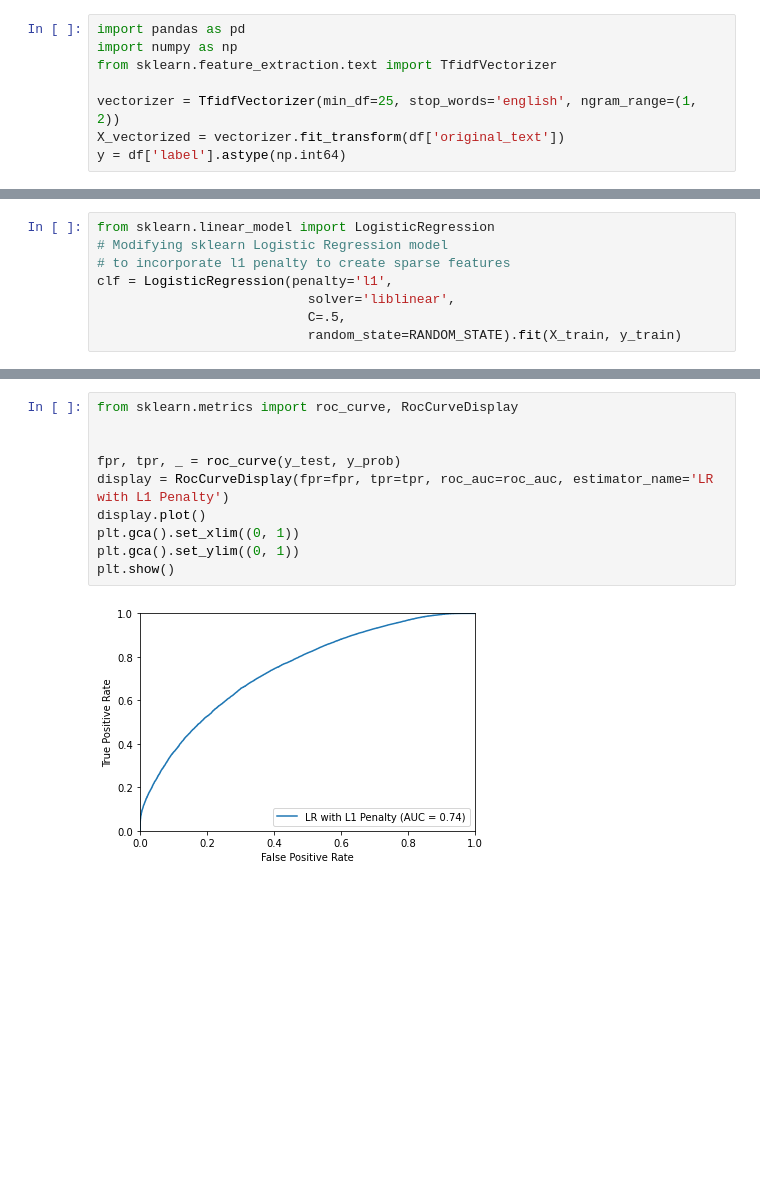
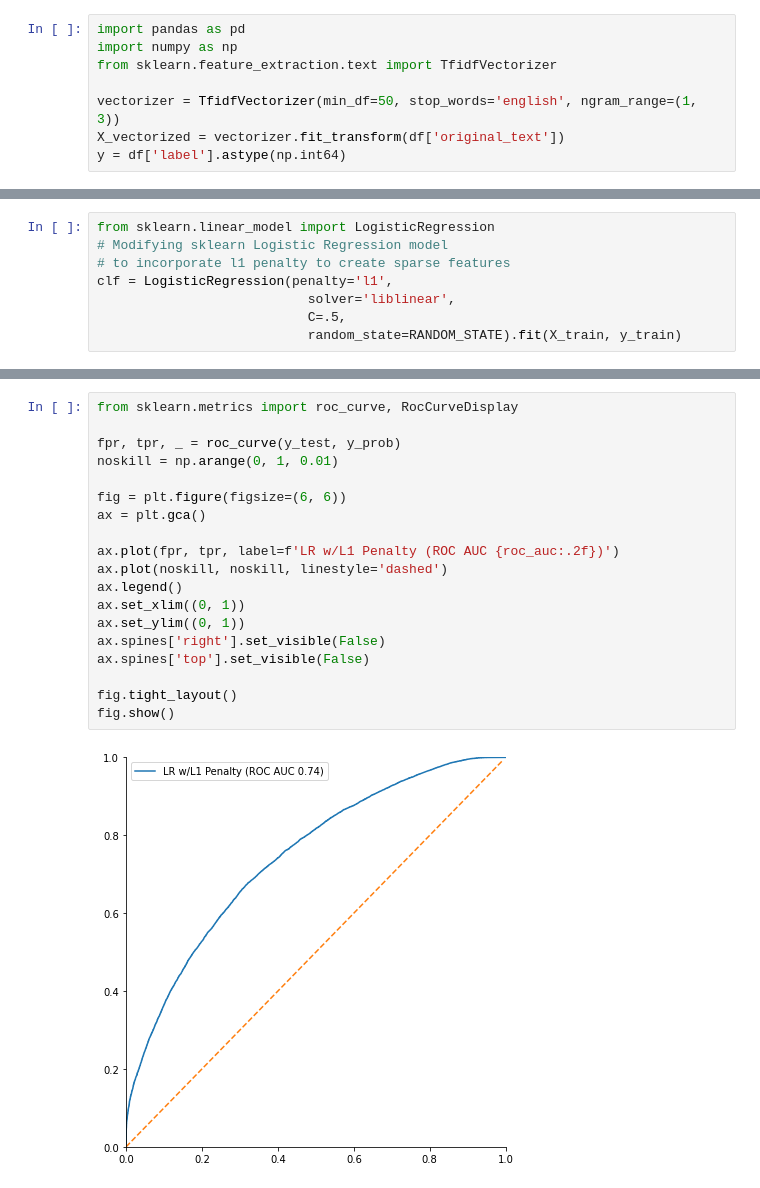
Before and after one commit to Tstrebe2/predicting-text-difficulty, a Jupyter notebook: tim-baseline-model.ipynb, the cells around one changed output, grey strips where cells are left out. Cells and saved outputs as stored; diff of their text form; blank space fills up the shorter version.

```diff
--- a/tim-baseline-model.ipynb
+++ b/tim-baseline-model.ipynb
@@ -118,7 +103,7 @@ import pandas as pd
 import numpy as np
 from sklearn.feature_extraction.text import TfidfVectorizer
 
-vectorizer = TfidfVectorizer(min_df=25, stop_words='english', ngram_range=(1, 2))
+vectorizer = TfidfVectorizer(min_df=50, stop_words='english', ngram_range=(1, 3))
 X_vectorized = vectorizer.fit_transform(df['original_text'])
 y = df['label'].astype(np.int64)
 # %%
@@ -184,15 +169,24 @@ Recall:  0.6808583272372593
 # %%
 from sklearn.metrics import roc_curve, RocCurveDisplay
 
+fpr, tpr, _ = roc_curve(y_test, y_prob)
+noskill = np.arange(0, 1, 0.01)
 
-fpr, tpr, _ = roc_curve(y_test, y_prob)
-display = RocCurveDisplay(fpr=fpr, tpr=tpr, roc_auc=roc_auc, estimator_name='LR with L1 Penalty')
-display.plot()
-plt.gca().set_xlim((0, 1))
-plt.gca().set_ylim((0, 1))
-plt.show()
+fig = plt.figure(figsize=(6, 6))
+ax = plt.gca()
+
+ax.plot(fpr, tpr, label=f'LR w/L1 Penalty (ROC AUC {roc_auc:.2f})')
+ax.plot(noskill, noskill, linestyle='dashed')
+ax.legend()
+ax.set_xlim((0, 1))
+ax.set_ylim((0, 1))
+ax.spines['right'].set_visible(False)
+ax.spines['top'].set_visible(False)
+
+fig.tight_layout()
+fig.show()
 # %% [output]
-[figure, old version]
+[figure, new version]
 # %%
 
 coef_df = (pd.DataFrame({'feature':vectorizer.get_feature_names_out(),
```
Also changed, not shown: parts of 11 cells of this notebook.
